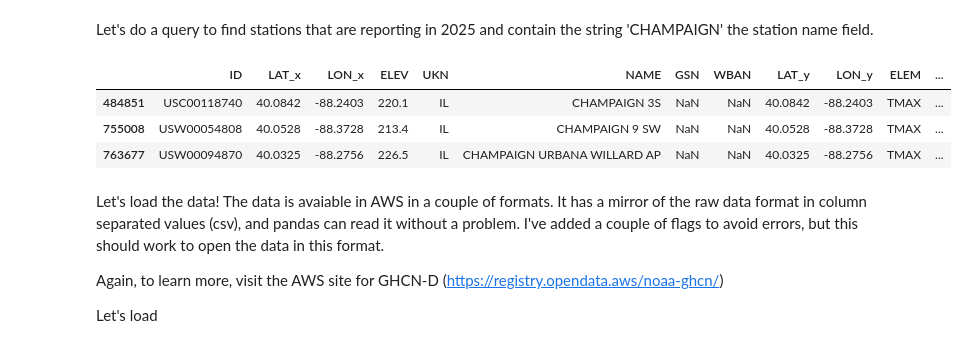
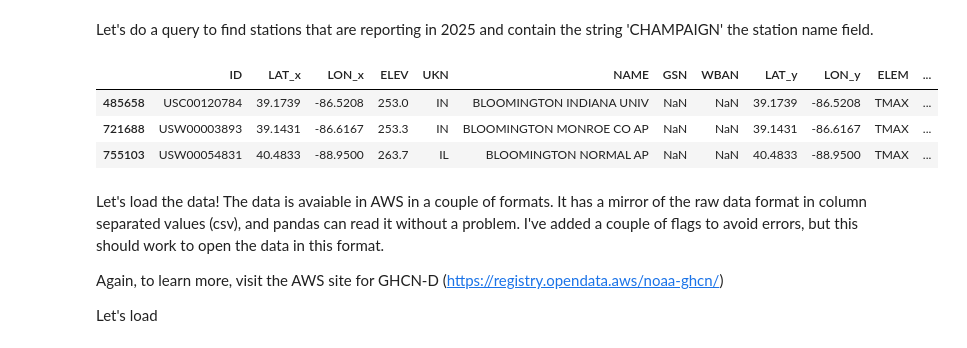
Before and after one commit to atmsillinois/ATMS-523-Module-3, a Jupyter notebook: M3N1_intro_to_cloud_pandas.ipynb, the cells around one changed output. Drawn from its saved outputs; the diff is of its cells as text; code cells hidden in the pictures.

```diff
--- a/M3N1_intro_to_cloud_pandas.ipynb
+++ b/M3N1_intro_to_cloud_pandas.ipynb
@@ -130,12 +130,12 @@ plt.title('Year of first TMAX measurement in GHCN daily data with stations still
 # %% [markdown]
 Let's do a query to find stations that are reporting in 2025 and contain the string 'CHAMPAIGN' the station name field.
 # %%
-merged_stns[merged_stns['NAME'].str.contains('CHAMPAIGN', regex=False)]
+merged_stns[merged_stns['NAME'].str.contains('BLOOMINGTON', regex=False)]
 # %% [output]
 |  | ID | LAT_x | LON_x | ELEV | UKN | NAME | GSN | WBAN | LAT_y | LON_y | ELEM | ... |
-| 484851 | USC00118740 | 40.0842 | -88.2403 | 220.1 | IL | CHAMPAIGN 3S | NaN | NaN | 40.0842 | -88.2403 | TMAX | ... |
-| 755008 | USW00054808 | 40.0528 | -88.3728 | 213.4 | IL | CHAMPAIGN 9 SW | NaN | NaN | 40.0528 | -88.3728 | TMAX | ... |
-| 763677 | USW00094870 | 40.0325 | -88.2756 | 226.5 | IL | CHAMPAIGN URBANA WILLARD AP | NaN | NaN | 40.0325 | -88.2756 | TMAX | ... |
+| 485658 | USC00120784 | 39.1739 | -86.5208 | 253.0 | IN | BLOOMINGTON INDIANA UNIV | NaN | NaN | 39.1739 | -86.5208 | TMAX | ... |
+| 721688 | USW00003893 | 39.1431 | -86.6167 | 253.3 | IN | BLOOMINGTON MONROE CO AP | NaN | NaN | 39.1431 | -86.6167 | TMAX | ... |
+| 755103 | USW00054831 | 40.4833 | -88.9500 | 263.7 | IL | BLOOMINGTON NORMAL AP | NaN | NaN | 40.4833 | -88.9500 | TMAX | ... |
 # %% [markdown]
 Let's load the data! The data is avaiable in AWS in a couple of formats.  It has a mirror of the raw data format in column separated values (csv), and pandas can read it without a problem.  I've added a couple of flags to avoid errors, but this should work to open the data in this format.
 
```
Also changed, not shown: parts of 9 cells of this notebook, 1 other file.
